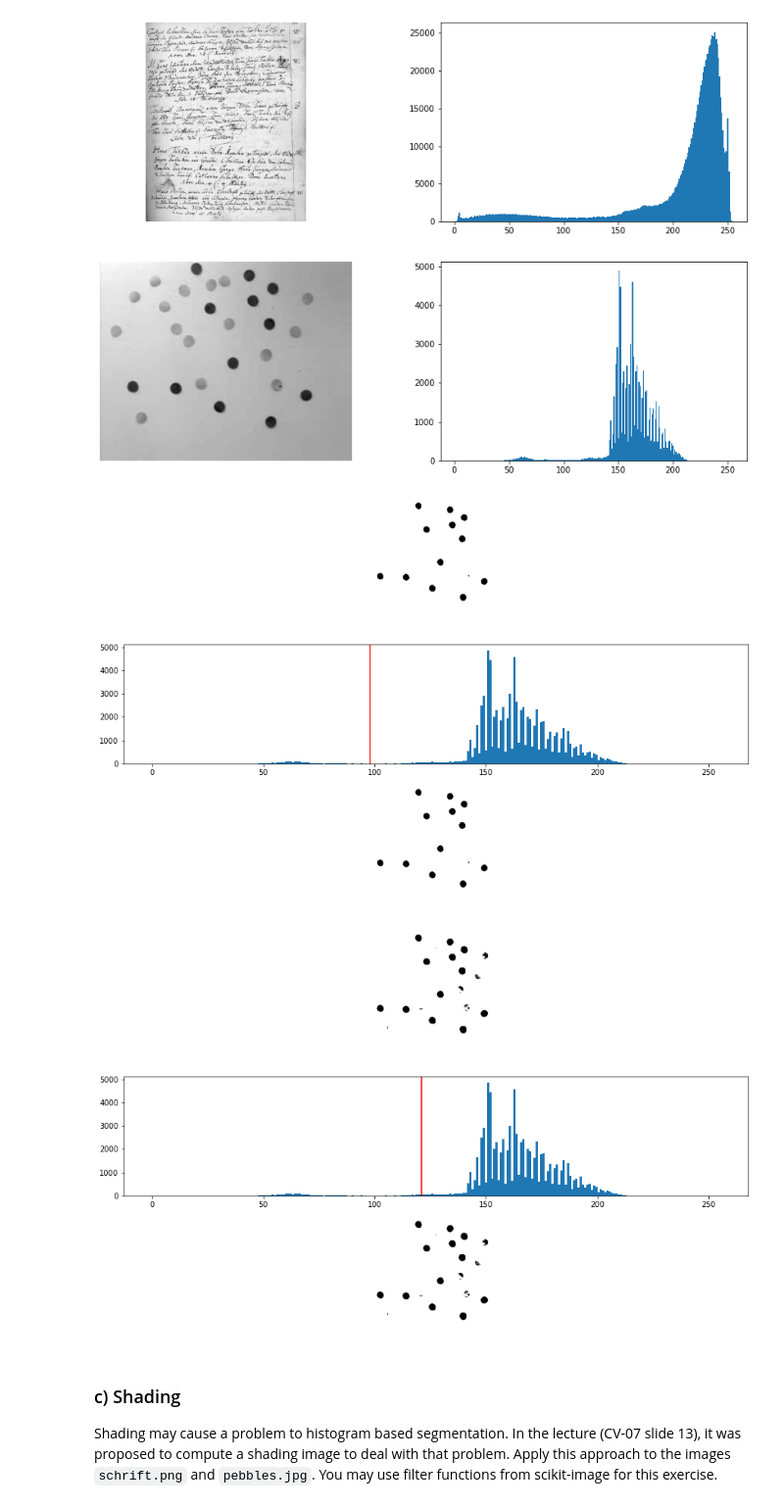
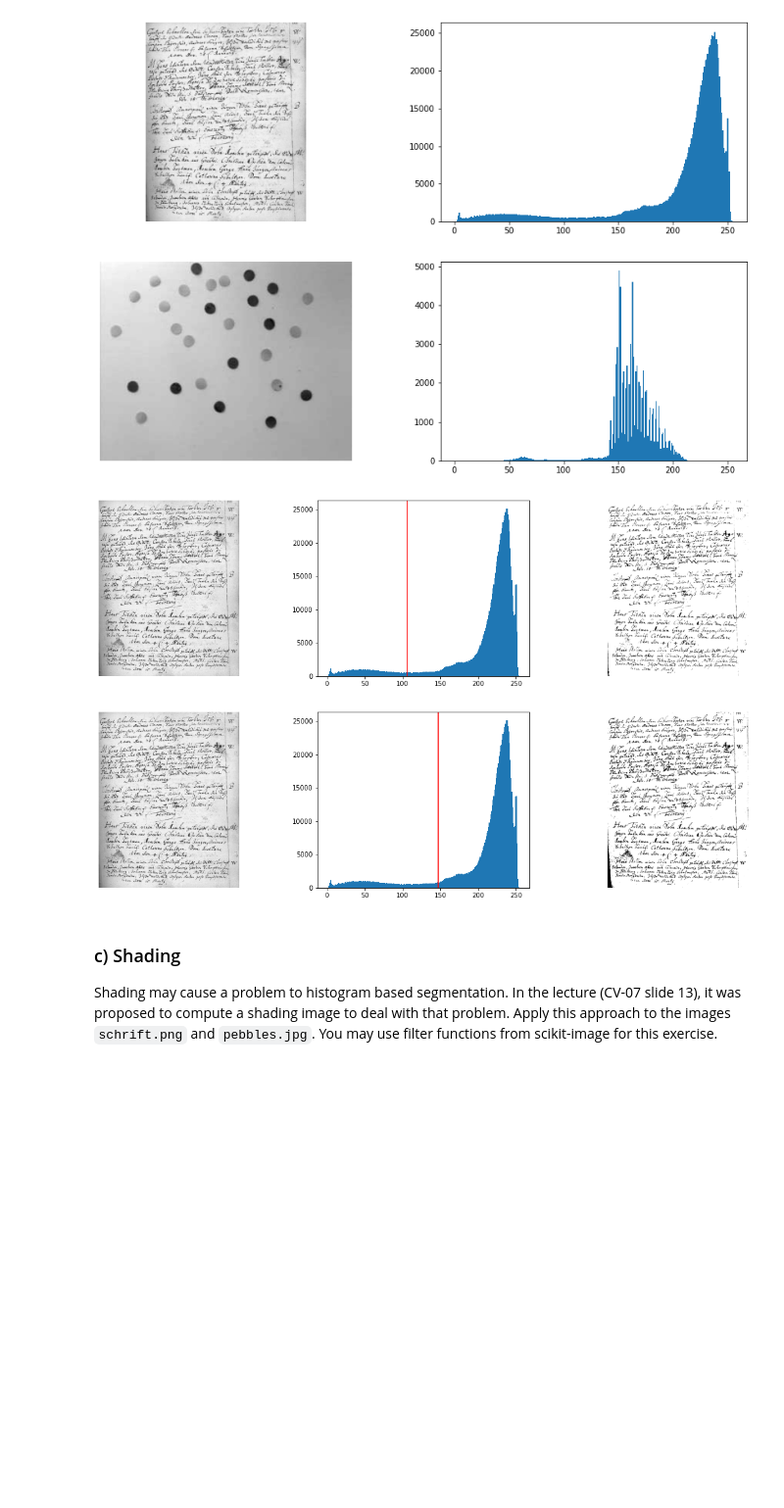
Before and after one commit to jebape/cv3_2021, a Jupyter notebook: Sheet 04/sheet04.ipynb, the cells around one changed output. Shown at 98% size. Drawn from its saved outputs; the diff is of its cells as text; code cells hidden in the pictures; blank space fills up the shorter version.

Commit message:
Add plot function of exercice 1b to display in a row all the elements of the segmentation

```diff
--- a/Sheet 04/sheet04.ipynb
+++ b/Sheet 04/sheet04.ipynb
@@ -71,38 +71,36 @@ plt.show()
 # %%
 %matplotlib inline
 import matplotlib.pyplot as plt
+import numpy as np
 from imageio import imread
-from skimage.filters import threshold_otsu, threshold_local, threshold_minimum
+from skimage.filters import threshold_otsu, threshold_minimum
 
-img = imread('images/pebbles.jpg') # 'pebbles.jpg' or 'schrift.png'
 
-# YOUR CODE HERE
-#bimodal histogram
+def showplots(img, threshold, img_result):
+    plt.figure(figsize=(20, 5))
+    plt.gray()
+    plt.subplot(1,3,1); plt.axis('off'); plt.imshow(img)
+    plt.subplot(1,3,2); plt.hist(img.flatten(), 256, (0,255))
+    plt.axvline(threshold, color='r')
+    plt.subplot(1,3,3); plt.axis('off'); plt.imshow(img_result)
+    plt.show()
+
+img = imread('images/schrift.png') # 'pebbles.jpg' or 'schrift.png'
+
+# bimodal histogram
 thresh_min = threshold_minimum(img)
 binary_min = img > thresh_min
 
-#otsu
+# otsu
 thresh_otsu = threshold_otsu(img)
 binary_otsu = img > thresh_otsu
 
-plt.figure(figsize=(15, 10))
-plt.gray()
-plt.subplot(3,1,1); plt.axis('off'); plt.imshow(img)
-plt.subplot(3,1,2); plt.hist(img.flatten(), 256, (0,255))
-plt.axvline(thresh_min, color='r')
-plt.subplot(3,1,3); plt.axis('off'); plt.imshow(binary_min)
-plt.show()
 
-plt.figure(figsize=(15, 10))
-plt.gray()
-plt.subplot(3,1,1); plt.axis('off'); plt.imshow(img)
-plt.subplot(3,1,2); plt.hist(img.flatten(), 256, (0,255))
-plt.axvline(thresh_otsu, color='r')
-plt.subplot(3,1,3); plt.axis('off'); plt.imshow(binary_otsu)
-plt.show()
+showplots(img, thresh_min, binary_min)
+showplots(img, thresh_otsu, binary_otsu)
 # %% [output]
-[figure, old version]
+[figure, new version]
-[figure, old version]
+[figure, new version]
 # %% [markdown]
 ### c) Shading
 
```
